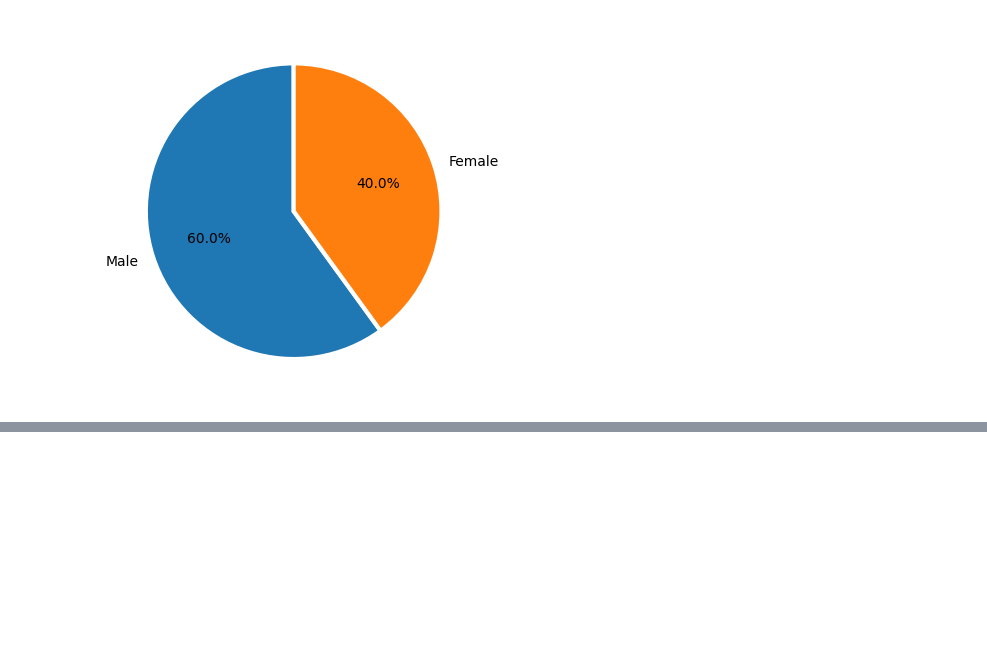
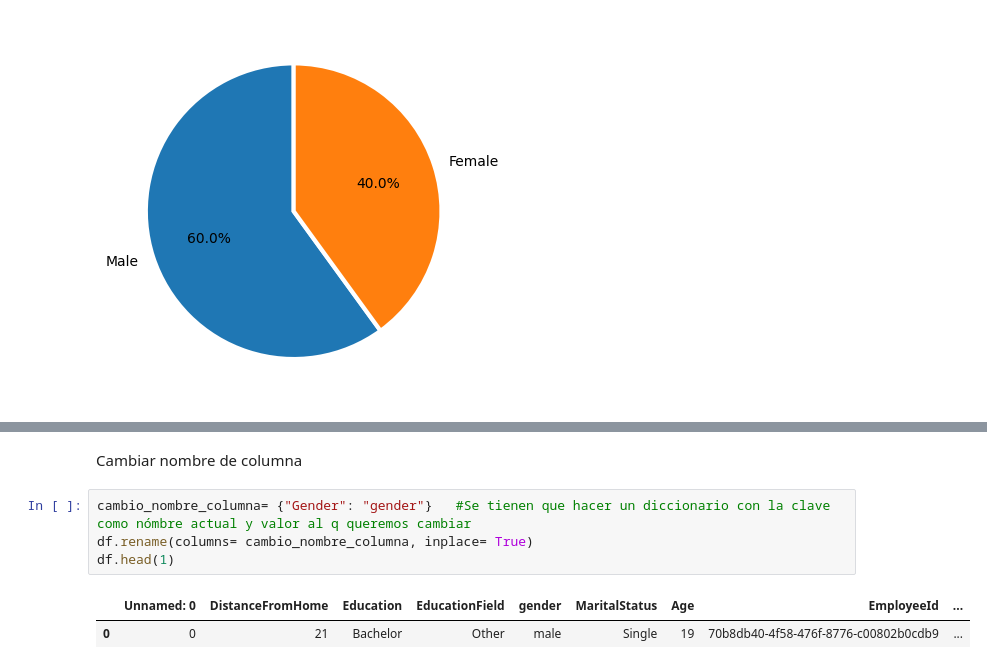
Before and after one commit to jgilsu11/Teoria, a Jupyter notebook: Modulo2/teoria/problema-enunciado.ipynb, the cells around one changed output, grey strips where cells are left out. Saved outputs shown, nothing was run; the diff lists cells and outputs as text; blank space fills up the shorter version.

```diff
--- a/Modulo2/teoria/problema-enunciado.ipynb
+++ b/Modulo2/teoria/problema-enunciado.ipynb
@@ -314,0 +338,9 @@ plt.pie(proporcion, labels= generos, labeldistance=1.10, wedgeprops = { 'linewid
+# %% [markdown]
+Cambiar nombre de columna
+# %%
+cambio_nombre_columna= {"Gender": "gender"}   #Se tienen que hacer un diccionario con la clave como nómbre actual y valor al q queremos cambiar
+df.rename(columns= cambio_nombre_columna, inplace= True)
+df.head(1)
+# %% [output]
+|  | Unnamed: 0 | DistanceFromHome | Education | EducationField | gender | MaritalStatus | Age | EmployeeId | ... |
+| 0 | 0 | 21 | Bachelor | Other | male | Single | 19 | 70b8db40-4f58-476f-8776-c00802b0cdb9 | ... |
```
Also changed, not shown: parts of 14 cells of this notebook, 2 other files.
